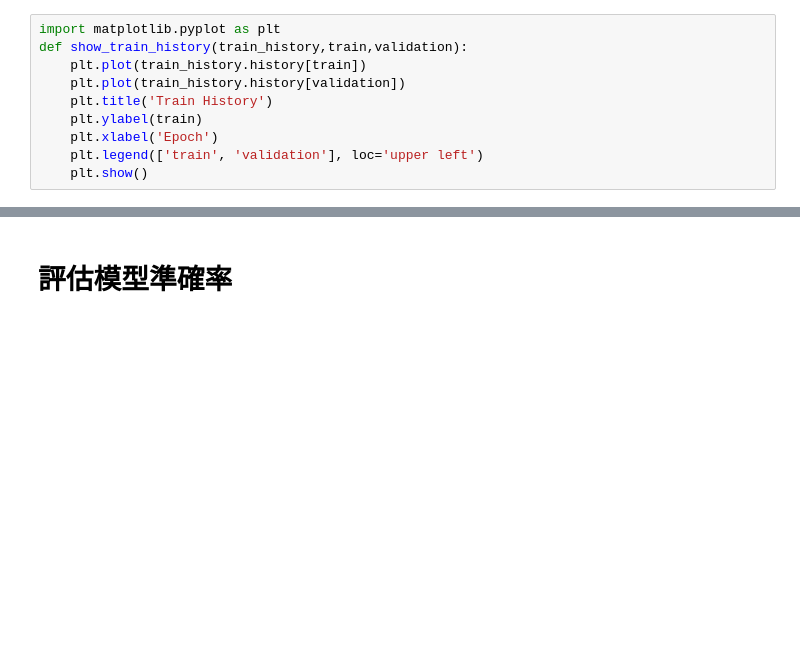
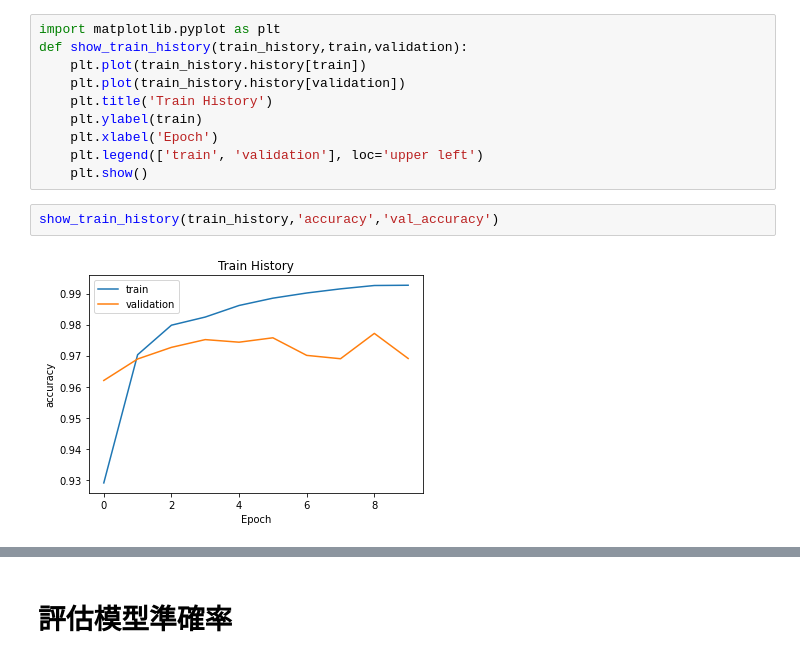
Before and after one commit to CharlesChou03/ML100Days, a Jupyter notebook: homework/Day70-Keras_Mnist_MLP_HW.ipynb, the cells around one changed output, grey strips where cells are left out. Drawn from its saved outputs; the diff is of its cells as text; blank space fills up the shorter version.

```diff
--- a/homework/Day70-Keras_Mnist_MLP_HW.ipynb
+++ b/homework/Day70-Keras_Mnist_MLP_HW.ipynb
@@ -82,6 +85,10 @@ def show_train_history(train_history,train,validation):
     plt.xlabel('Epoch')
     plt.legend(['train', 'validation'], loc='upper left')
     plt.show()
+# %%
+show_train_history(train_history,'accuracy','val_accuracy')
+# %% [output]
+[figure, added]
 # %%
 show_train_history(train_history,'loss','val_loss')
 # %% [output]
```
Also changed, not shown: parts of 4 cells of this notebook.
